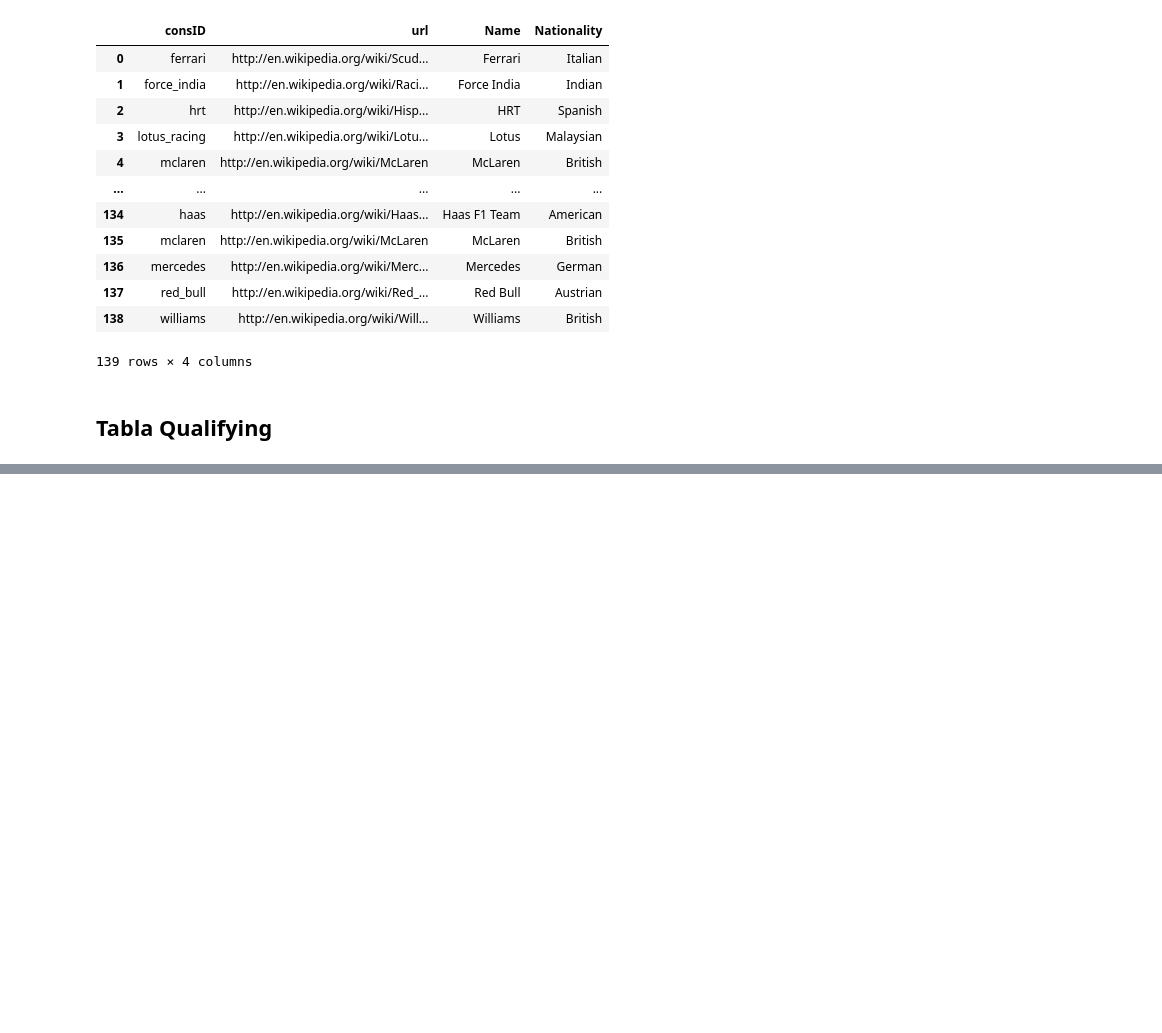
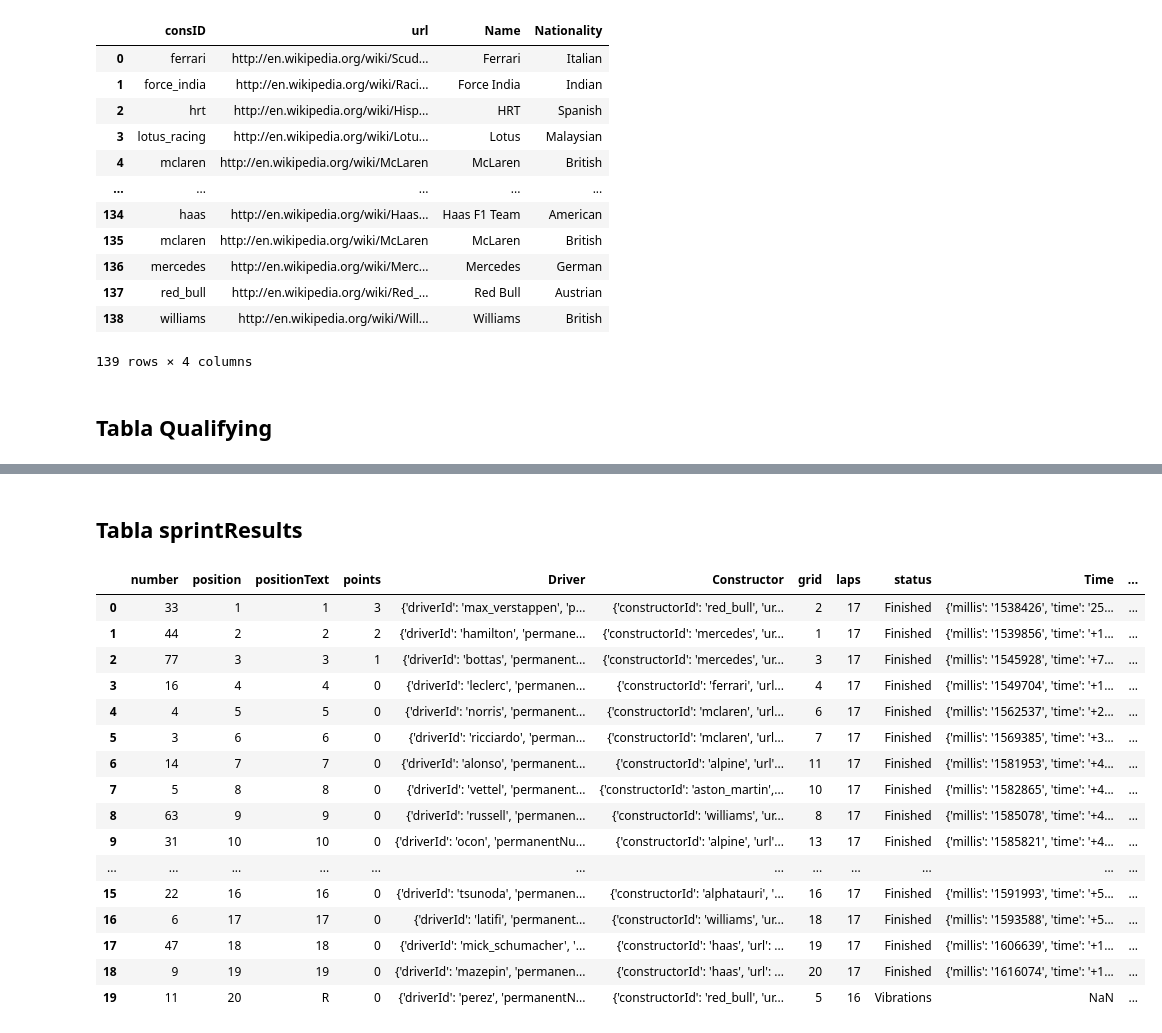
Before and after one commit to MrAldo007/formula-1-data, a Jupyter notebook: f1-análisis.ipynb, the cells around one changed output, grey strips where cells are left out. Saved outputs shown, nothing was run; the diff lists cells and outputs as text; code cells hidden in the pictures; blank space fills up the shorter version.

```diff
--- a/f1-análisis.ipynb
+++ b/f1-análisis.ipynb
@@ -387,0 +463,4 @@ pd.DataFrame(qua).to_csv('qualifying.csv', index=False)
+# %%
+url='http://ergast.com/api/f1/status.json'
+response = requests.get(url)
+content=json.loads(response.content)
@@ -387,0 +487,13 @@ pd.DataFrame(qua).to_csv('qualifying.csv', index=False)
+# %%
+status={'statusId':[],
+        'status':[],
+        'count':[]}
+# %%
+for year in list(range(2010,2023)):
+    url='http://ergast.com/api/f1/{}/status.json'
+    response = requests.get(url.format(year))
+    content=json.loads(response.content)
+    for item in content['MRData']['StatusTable']['Status']:
+        status['statusId'].append(int(item['statusId']))
+        status['status'].append(str(item['status']))
+        status['count'].append(int(item['count']))
@@ -387,0 +518,26 @@ pd.DataFrame(qua).to_csv('qualifying.csv', index=False)
+# %% [markdown]
+## Tabla sprintResults
+# %%
+url='http://ergast.com/api/f1/sprint.json'
+response = requests.get(url)
+content=json.loads(response.content)
+# %%
+pd.DataFrame(content['MRData']['RaceTable']['Races'][0]['SprintResults'])
+# %% [output]
+|  | number | position | positionText | points | Driver | Constructor | grid | laps | status | Time | ... |
+| 0 | 33 | 1 | 1 | 3 | {'driverId': 'max_verstappen', 'p... | {'constructorId': 'red_bull', 'ur... | 2 | 17 | Finished | {'millis': '1538426', 'time': '25... | ... |
+| 1 | 44 | 2 | 2 | 2 | {'driverId': 'hamilton', 'permane... | {'constructorId': 'mercedes', 'ur... | 1 | 17 | Finished | {'millis': '1539856', 'time': '+1... | ... |
+| 2 | 77 | 3 | 3 | 1 | {'driverId': 'bottas', 'permanent... | {'constructorId': 'mercedes', 'ur... | 3 | 17 | Finished | {'millis': '1545928', 'time': '+7... | ... |
+| 3 | 16 | 4 | 4 | 0 | {'driverId': 'leclerc', 'permanen... | {'constructorId': 'ferrari', 'url... | 4 | 17 | Finished | {'millis': '1549704', 'time': '+1... | ... |
+| 4 | 4 | 5 | 5 | 0 | {'driverId': 'norris', 'permanent... | {'constructorId': 'mclaren', 'url... | 6 | 17 | Finished | {'millis': '1562537', 'time': '+2... | ... |
+| 5 | 3 | 6 | 6 | 0 | {'driverId': 'ricciardo', 'perman... | {'constructorId': 'mclaren', 'url... | 7 | 17 | Finished | {'millis': '1569385', 'time': '+3... | ... |
+| 6 | 14 | 7 | 7 | 0 | {'driverId': 'alonso', 'permanent... | {'constructorId': 'alpine', 'url'... | 11 | 17 | Finished | {'millis': '1581953', 'time': '+4... | ... |
+| 7 | 5 | 8 | 8 | 0 | {'driverId': 'vettel', 'permanent... | {'constructorId': 'aston_martin',... | 10 | 17 | Finished | {'millis': '1582865', 'time': '+4... | ... |
+| 8 | 63 | 9 | 9 | 0 | {'driverId': 'russell', 'permanen... | {'constructorId': 'williams', 'ur... | 8 | 17 | Finished | {'millis': '1585078', 'time': '+4... | ... |
+| 9 | 31 | 10 | 10 | 0 | {'driverId': 'ocon', 'permanentNu... | {'constructorId': 'alpine', 'url'... | 13 | 17 | Finished | {'millis': '1585821', 'time': '+4... | ... |
+| ... | ... | ... | ... | ... | ... | ... | ... | ... | ... | ... | ... |
+| 15 | 22 | 16 | 16 | 0 | {'driverId': 'tsunoda', 'permanen... | {'constructorId': 'alphatauri', '... | 16 | 17 | Finished | {'millis': '1591993', 'time': '+5... | ... |
+| 16 | 6 | 17 | 17 | 0 | {'driverId': 'latifi', 'permanent... | {'constructorId': 'williams', 'ur... | 18 | 17 | Finished | {'millis': '1593588', 'time': '+5... | ... |
+| 17 | 47 | 18 | 18 | 0 | {'driverId': 'mick_schumacher', '... | {'constructorId': 'haas', 'url': ... | 19 | 17 | Finished | {'millis': '1606639', 'time': '+1... | ... |
+| 18 | 9 | 19 | 19 | 0 | {'driverId': 'mazepin', 'permanen... | {'constructorId': 'haas', 'url': ... | 20 | 17 | Finished | {'millis': '1616074', 'time': '+1... | ... |
+| 19 | 11 | 20 | R | 0 | {'driverId': 'perez', 'permanentN... | {'constructorId': 'red_bull', 'ur... | 5 | 16 | Vibrations | NaN | ... |
```
Also changed, not shown: parts of 41 cells of this notebook, 7 other files.
